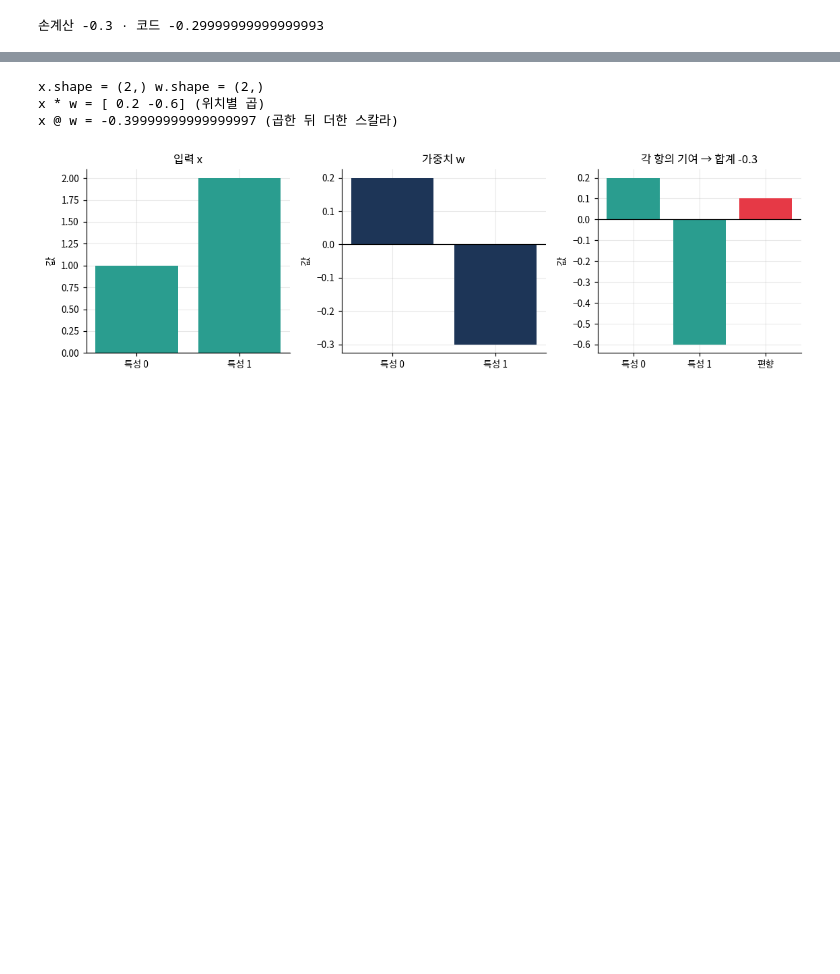
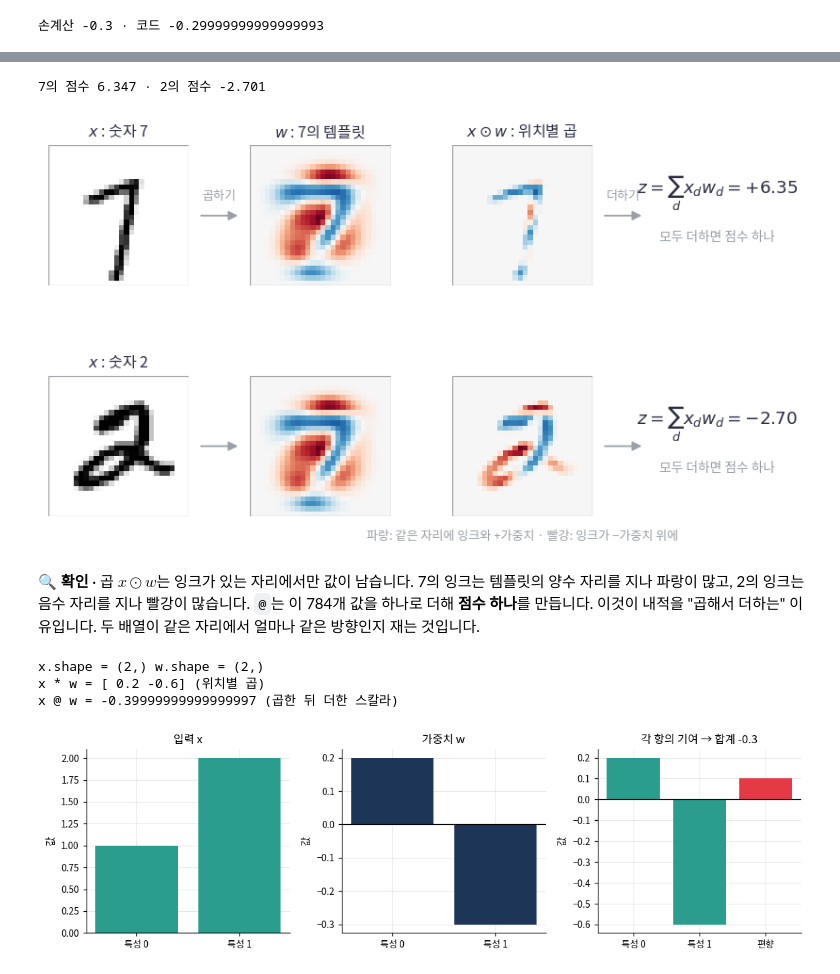
Before and after one commit to junyeopYim/deep-lr-with-numpy, a Jupyter notebook: notebooks/00_기초/00_math_to_numpy.ipynb, the cells around one changed output, grey strips where cells are left out. Drawn from its saved outputs; the diff is of its cells as text; code cells hidden in the pictures; blank space fills up the shorter version.

```diff
--- a/notebooks/00_기초/00_math_to_numpy.ipynb
+++ b/notebooks/00_기초/00_math_to_numpy.ipynb
@@ -39,0 +78,7 @@ NumPy 2.3.5 · 준비 완료
+# %%
+example_images, example_labels = load_examples(download=True)   # (10, 28, 28), (10,)
+X_examples = example_images.reshape(len(example_images), -1)          # (10, 784): 행 하나가 이미지 한 장
+X_train, y_train, _, _ = load_mnist()                                  # (60000, 784), (60000,)
+assert X_examples.shape == (10, 784) and X_examples.min() >= 0 and X_examples.max() <= 1
+print("예시 이미지", example_images.shape, "→ 펼친 행렬", X_examples.shape)
+print("전체 학습 집합", X_train.shape, "· 라벨", y_train.shape)
@@ -79,3 +167,22 @@ $\sum$는 해당 인덱스를 바꾸어 가며 항을 **전부 더하라**는
+# %%
+mean_all = X_train.mean(axis=0)                       # (784,): 전체 평균 이미지
+template_7 = X_train[y_train == 7].mean(axis=0) - mean_all   # (784,): 7의 템플릿
+x_seven, x_two = X_examples[7], X_examples[2]         # 예시 7과 예시 2
+products = [x_seven * template_7, x_two * template_7] # 위치별 곱 (784,) 두 개
+scores = [x_seven @ template_7, x_two @ template_7]   # 곱을 모두 더한 점수 두 개
+assert scores[0] > 0 > scores[1]
+print("7의 점수", round(scores[0], 3), "· 2의 점수", round(scores[1], 3))
+# %% [output]
+7의 점수 6.347 · 2의 점수 -2.701
+# %%
+plot_dot_as_overlap([example_images[7], example_images[2]], template_7.reshape(28, 28),
+                    [p.reshape(28, 28) for p in products], scores, [7, 2])
+# %% [output]
+[figure, added]
+# %% [markdown]
+🔍 **확인** · 곱 $x\odot w$는 잉크가 있는 자리에서만 값이 남습니다. 7의 잉크는 템플릿의 양수 자리를 지나 파랑이 많고,
+2의 잉크는 음수 자리를 지나 빨강이 많습니다. `@`는 이 784개 값을 하나로 더해 **점수 하나**를 만듭니다.
+이것이 내적을 "곱해서 더하는" 이유입니다. 두 배열이 같은 자리에서 얼마나 같은 방향인지 재는 것입니다.
 # %%
 def dot_loop(x, w):
     total = 0.0
```
Also changed, not shown: parts of 61 cells of this notebook, 33 other files.
